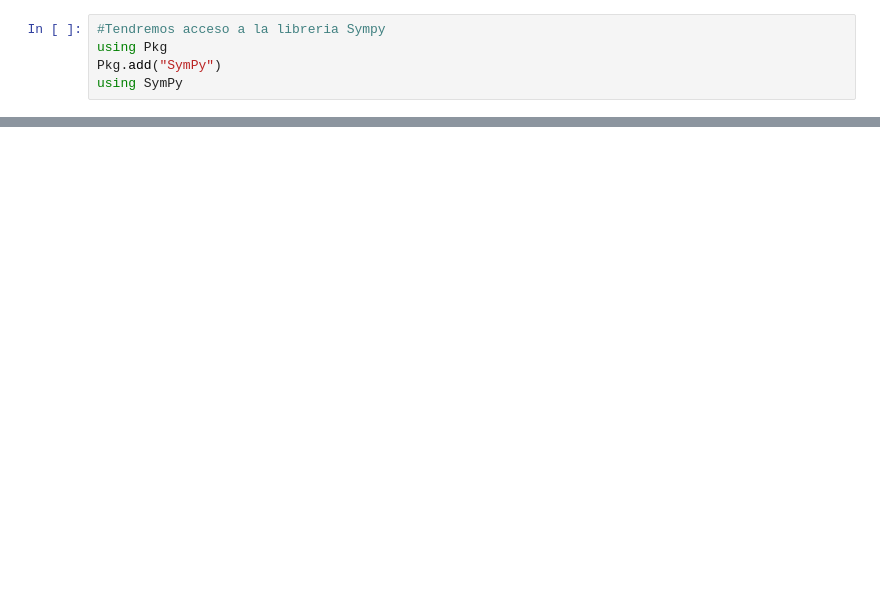
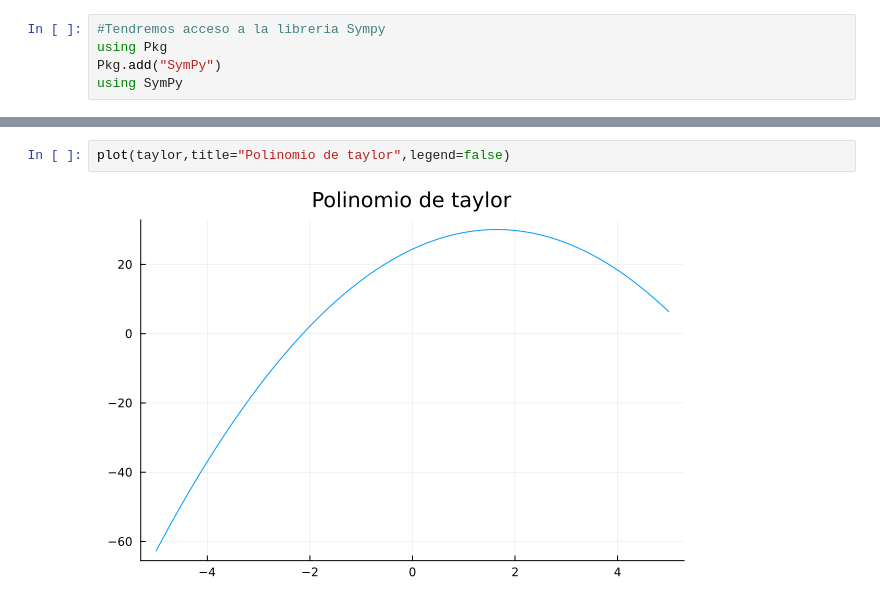
Before and after one commit to cesardarizaleta/Calculo-Grupal, a Jupyter notebook: Proyectos/PrediccionMeteorologica/interpolaciones.ipynb, the cells around one changed output, grey strips where cells are left out. Saved outputs shown, nothing was run; the diff lists cells and outputs as text; blank space fills up the shorter version.

Commit message:
Grafica de taylor

```diff
--- a/Proyectos/PrediccionMeteorologica/interpolaciones.ipynb
+++ b/Proyectos/PrediccionMeteorologica/interpolaciones.ipynb
@@ -66,0 +75,4 @@ print(expand(taylor))
+# %%
+plot(taylor,title="Polinomio de taylor",legend=false)
+# %% [output]
+[figure, added]
```
Also changed, not shown: parts of 4 cells of this notebook.
